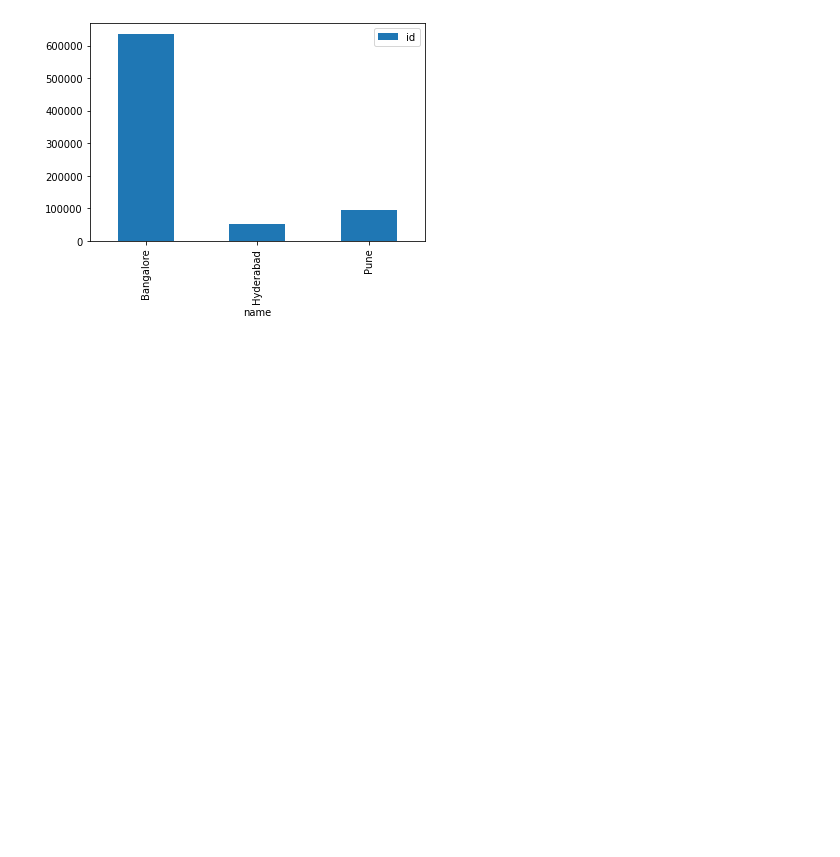
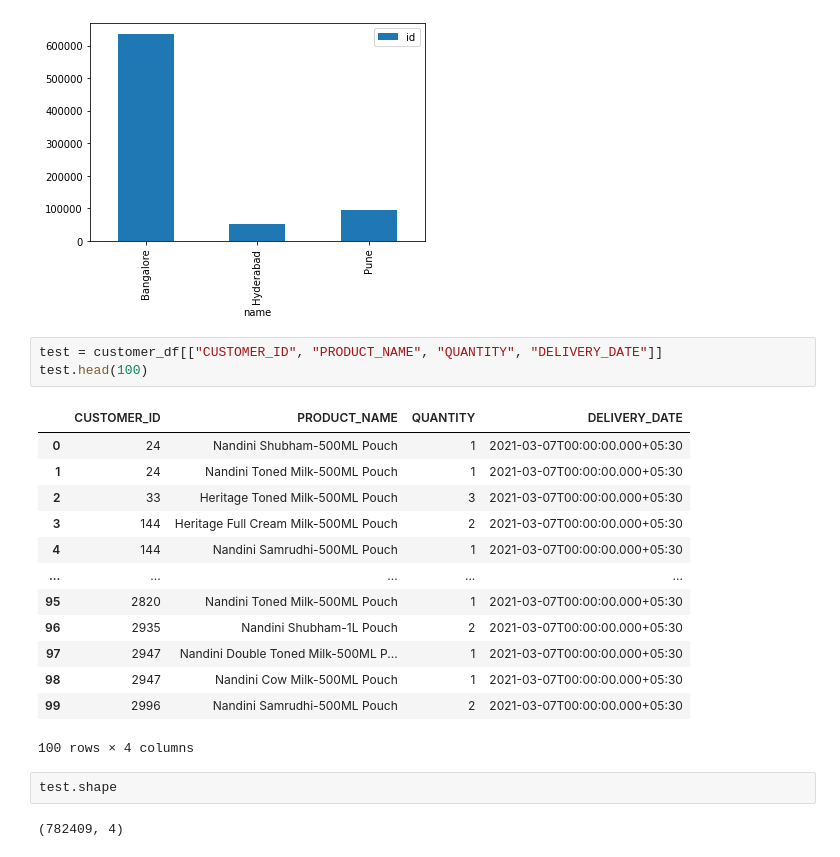
Before and after one commit to maddyrajesh/fth-rbms, a Jupyter notebook: Data Preprocessing.ipynb, the cells around one changed output. Cells and saved outputs as stored; diff of their text form; blank space fills up the shorter version.

```diff
--- a/Data Preprocessing.ipynb
+++ b/Data Preprocessing.ipynb
@@ -55,3 +55,24 @@ location.head().plot(kind = "bar")
 # %% [output]
 <AxesSubplot:xlabel='name'>
 [figure]
+# %%
+test = customer_df[["CUSTOMER_ID", "PRODUCT_NAME", "QUANTITY", "DELIVERY_DATE"]]
+test.head(100)
+# %% [output]
+|  | CUSTOMER_ID | PRODUCT_NAME | QUANTITY | DELIVERY_DATE |
+| 0 | 24 | Nandini Shubham-500ML Pouch | 1 | 2021-03-07T00:00:00.000+05:30 |
+| 1 | 24 | Nandini Toned Milk-500ML Pouch | 1 | 2021-03-07T00:00:00.000+05:30 |
+| 2 | 33 | Heritage Toned Milk-500ML Pouch | 3 | 2021-03-07T00:00:00.000+05:30 |
+| 3 | 144 | Heritage Full Cream Milk-500ML Pouch | 2 | 2021-03-07T00:00:00.000+05:30 |
+| 4 | 144 | Nandini Samrudhi-500ML Pouch | 1 | 2021-03-07T00:00:00.000+05:30 |
+| ... | ... | ... | ... | ... |
+| 95 | 2820 | Nandini Toned Milk-500ML Pouch | 1 | 2021-03-07T00:00:00.000+05:30 |
+| 96 | 2935 | Nandini Shubham-1L Pouch | 2 | 2021-03-07T00:00:00.000+05:30 |
+| 97 | 2947 | Nandini Double Toned Milk-500ML P... | 1 | 2021-03-07T00:00:00.000+05:30 |
+| 98 | 2947 | Nandini Cow Milk-500ML Pouch | 1 | 2021-03-07T00:00:00.000+05:30 |
+| 99 | 2996 | Nandini Samrudhi-500ML Pouch | 2 | 2021-03-07T00:00:00.000+05:30 |
+100 rows × 4 columns
+# %%
+test.shape
+# %% [output]
+(782409, 4)
```
Also changed, not shown: parts of 1 cell of this notebook.
